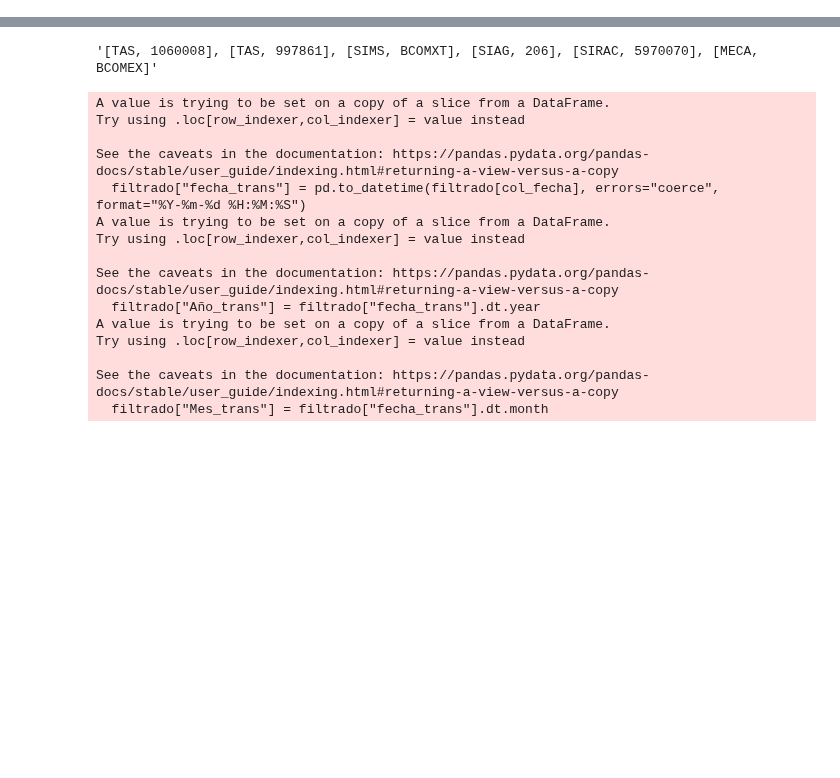
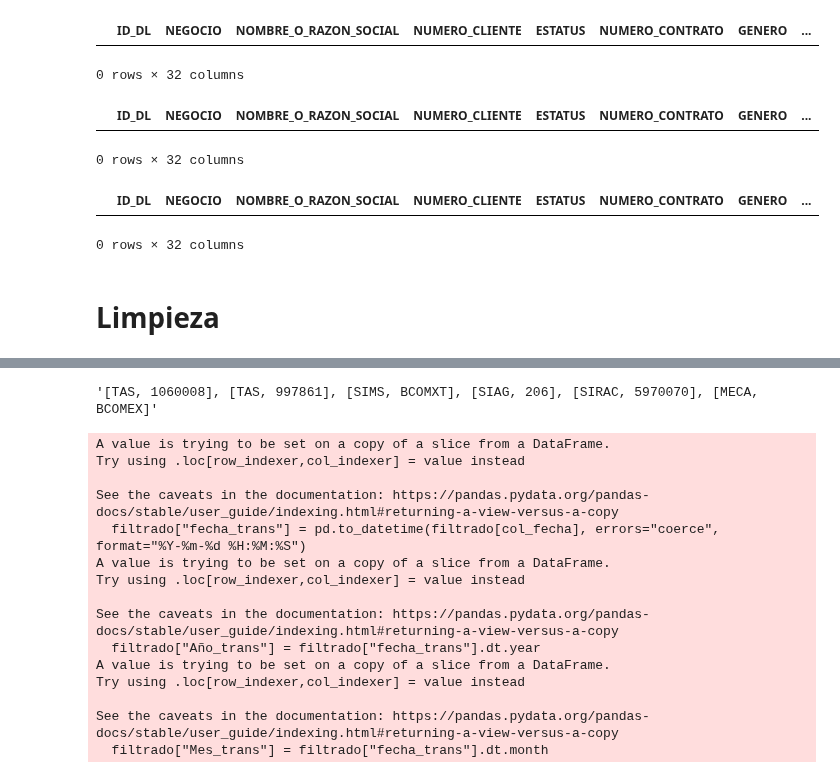
Before and after one commit to Ale1726/clientes_eda, a Jupyter notebook: productos_clientes.ipynb, the cells around one changed output, grey strips where cells are left out. Cells and saved outputs as stored; diff of their text form; code cells hidden in the pictures; blank space fills up the shorter version.

```diff
--- a/productos_clientes.ipynb
+++ b/productos_clientes.ipynb
@@ -33,2 +169,19 @@ df_clientes
 # %%
 df_copy_clientes = df_clientes.copy()
+# %%
+df_clientes[df_clientes["NUMERO_CLIENTE"].str.contains('ACMICC')]
+# %% [output]
+|  | ID_DL | NEGOCIO | NOMBRE_O_RAZON_SOCIAL | NUMERO_CLIENTE | ESTATUS | NUMERO_CONTRATO | GENERO | ... |
+0 rows × 32 columns
+# %%
+df_clientes[df_clientes["NOMBRE_O_RAZON_SOCIAL"].str.contains('Elektronik')]
+# %% [output]
+|  | ID_DL | NEGOCIO | NOMBRE_O_RAZON_SOCIAL | NUMERO_CLIENTE | ESTATUS | NUMERO_CONTRATO | GENERO | ... |
+0 rows × 32 columns
+# %%
+df_clientes[df_clientes["PAIS"].str.contains('INDONESIA')]
+# %% [output]
+|  | ID_DL | NEGOCIO | NOMBRE_O_RAZON_SOCIAL | NUMERO_CLIENTE | ESTATUS | NUMERO_CONTRATO | GENERO | ... |
+0 rows × 32 columns
+# %% [markdown]
+# Limpieza
```
Also changed, not shown: parts of 11 cells of this notebook, 17 other files.
